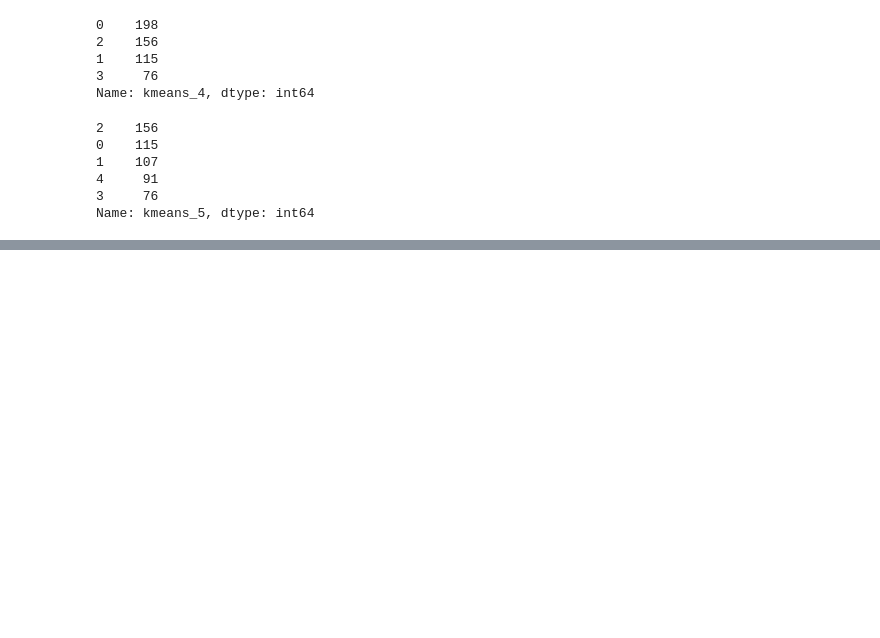
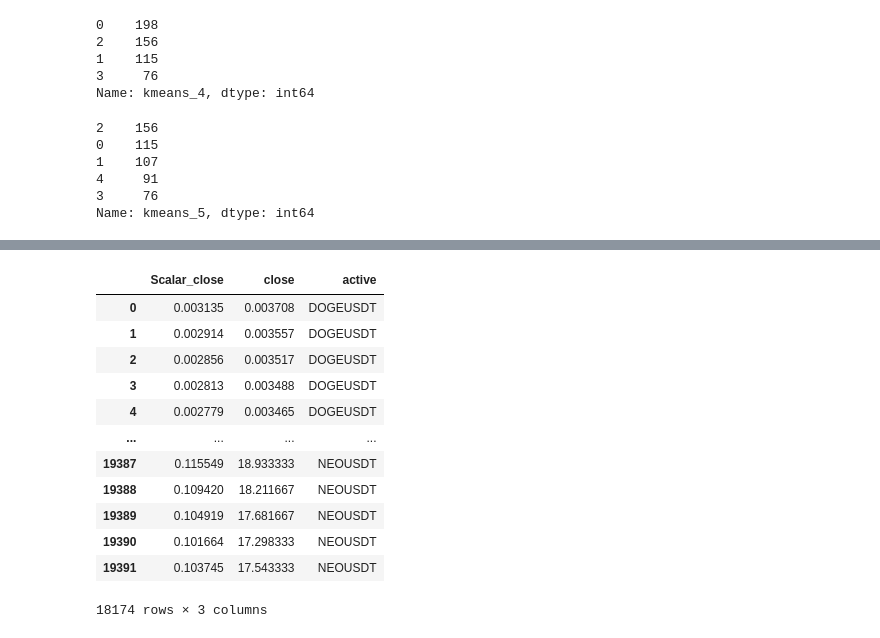
Before and after one commit to diegoflorescba/MentoriaCripto2022-Grupo2, a Jupyter notebook: 4tp_aprendizajeNoSupervisado/aprendizajeNoSupervisado_Alejandro_20220913.ipynb, the cells around one changed output, grey strips where cells are left out. Drawn from its saved outputs; the diff is of its cells as text; code cells hidden in the pictures; blank space fills up the shorter version.

```diff
--- a/4tp_aprendizajeNoSupervisado/aprendizajeNoSupervisado_Alejandro_20220913.ipynb
+++ b/4tp_aprendizajeNoSupervisado/aprendizajeNoSupervisado_Alejandro_20220913.ipynb
@@ -385,0 +421,35 @@ Cantidad de clusters encontrados por Mean Shift : 2
+# %%
+km_3 = KMeans(n_clusters=3,n_init=25, random_state=123)
+km_3.fit(df_kmeans_2)
+df_filter_daily_scalar['kmeans_3'] = km_3.labels_ # Agregamos las etiquetas al df
+
+km_4 = KMeans(n_clusters=4,n_init=25, random_state=123)
+km_4.fit(df_kmeans_2)
+df_filter_daily_scalar['kmeans_4'] = km_4.labels_ # Agregamos las etiquetas al df
+
+km_5 = KMeans(n_clusters=5,n_init=25, random_state=123)
+km_5.fit(df_kmeans_2)
+df_filter_daily_scalar['kmeans_5'] = km_5.labels_ # Agregamos las etiquetas al df
+
+km_6 = KMeans(n_clusters=5, random_state=123)
+km_6.fit(df_kmeans_2)
+df_filter_daily_scalar['kmeans_6'] = km_6.labels_ # Agregamos las etiquetas al df
+# %%
+columns_interesting = ['Scalar_close','close','active']
+df_filter_daily_scalar_WithoutBTC = df_filter_daily_scalar[df_filter_daily_scalar[columns_interesting].active != 'BTCUSDT']
+df_filter_daily_scalar_WithoutBTC = df_filter_daily_scalar_WithoutBTC[columns_interesting]
+df_filter_daily_scalar_WithoutBTC
+# %% [output]
+|  | Scalar_close | close | active |
+| 0 | 0.003135 | 0.003708 | DOGEUSDT |
+| 1 | 0.002914 | 0.003557 | DOGEUSDT |
+| 2 | 0.002856 | 0.003517 | DOGEUSDT |
+| 3 | 0.002813 | 0.003488 | DOGEUSDT |
+| 4 | 0.002779 | 0.003465 | DOGEUSDT |
+| ... | ... | ... | ... |
+| 19387 | 0.115549 | 18.933333 | NEOUSDT |
+| 19388 | 0.109420 | 18.211667 | NEOUSDT |
+| 19389 | 0.104919 | 17.681667 | NEOUSDT |
+| 19390 | 0.101664 | 17.298333 | NEOUSDT |
+| 19391 | 0.103745 | 17.543333 | NEOUSDT |
+18174 rows × 3 columns
```
Also changed, not shown: parts of 17 cells of this notebook.
